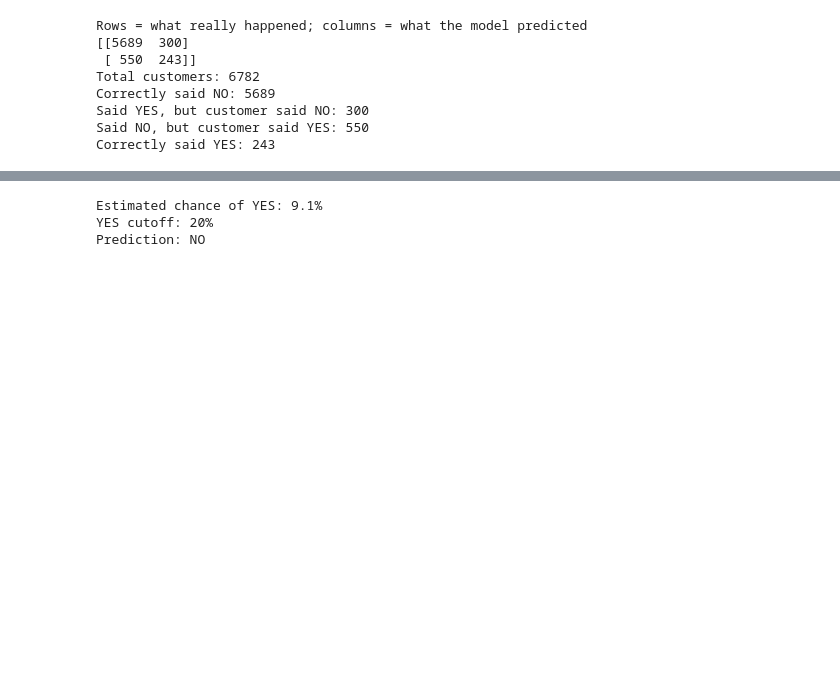
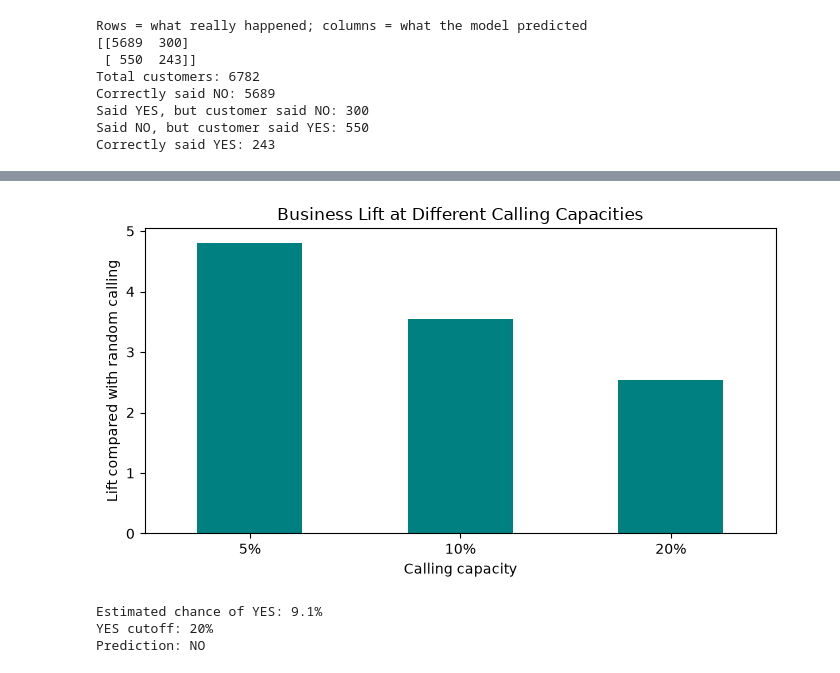
Before and after one commit to academyquantum85-star/A2_Bank_Marketing, a Jupyter notebook: a2_bank_marketing.ipynb, the cells around one changed output, grey strips where cells are left out. Drawn from its saved outputs; the diff is of its cells as text; code cells hidden in the pictures; blank space fills up the shorter version.

```diff
--- a/a2_bank_marketing.ipynb
+++ b/a2_bank_marketing.ipynb
@@ -313,3 +410,20 @@ Correctly said YES: 243
+# %%
+capacity_results.plot(
+    x="Calling capacity",
+    y="Lift over random calling",
+    kind="bar",
+    legend=False,
+    color="teal",
+    figsize=(7, 4)
+)
+
+plt.title("Business Lift at Different Calling Capacities")
+plt.ylabel("Lift compared with random calling")
+plt.xticks(rotation=0)
+plt.tight_layout()
+plt.show()
+# %% [output]
+[figure, added]
 # %%
 def predict_customer(customer):
     customer_table = pd.DataFrame([customer])
```
Also changed, not shown: parts of 5 cells of this notebook.
